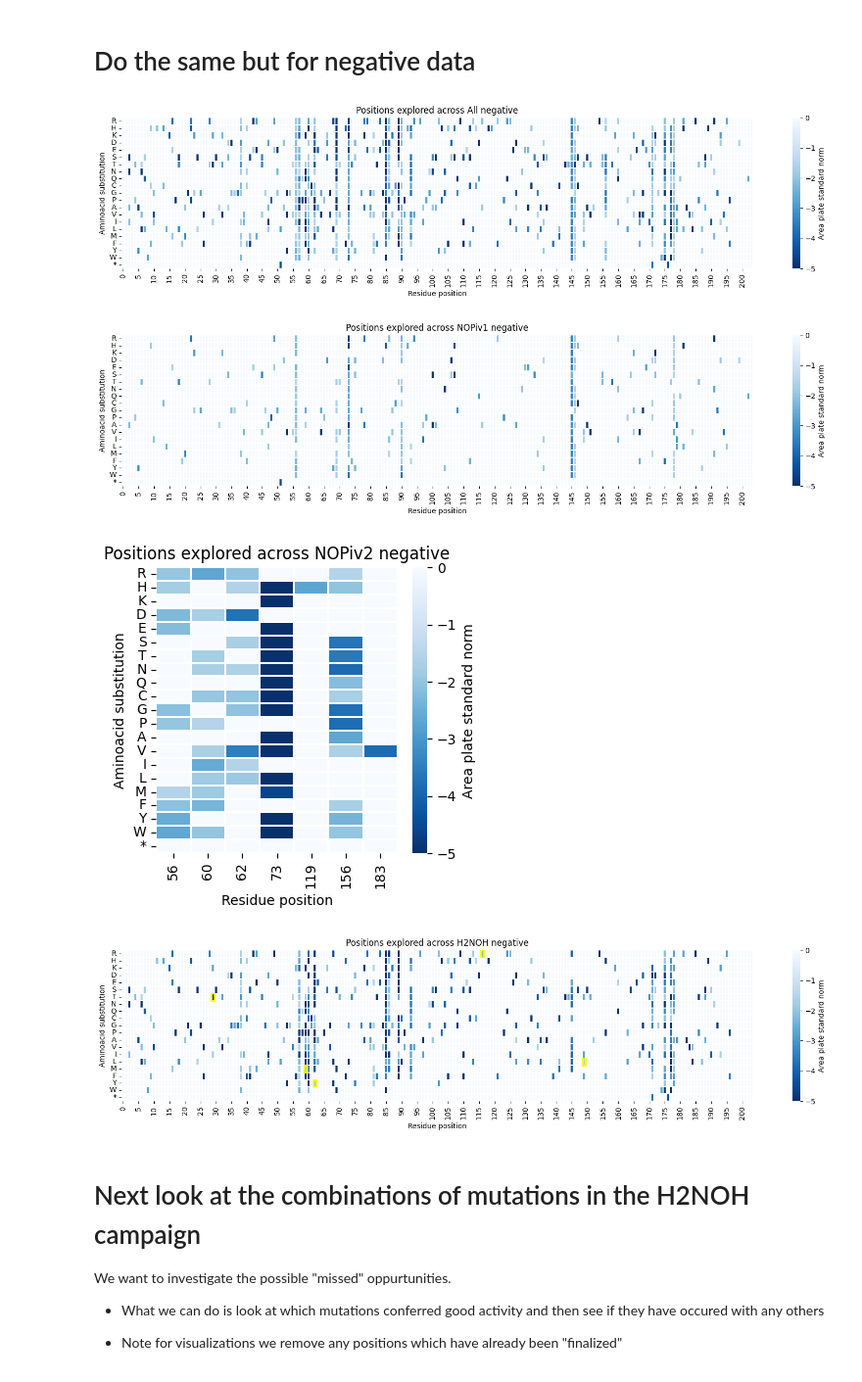
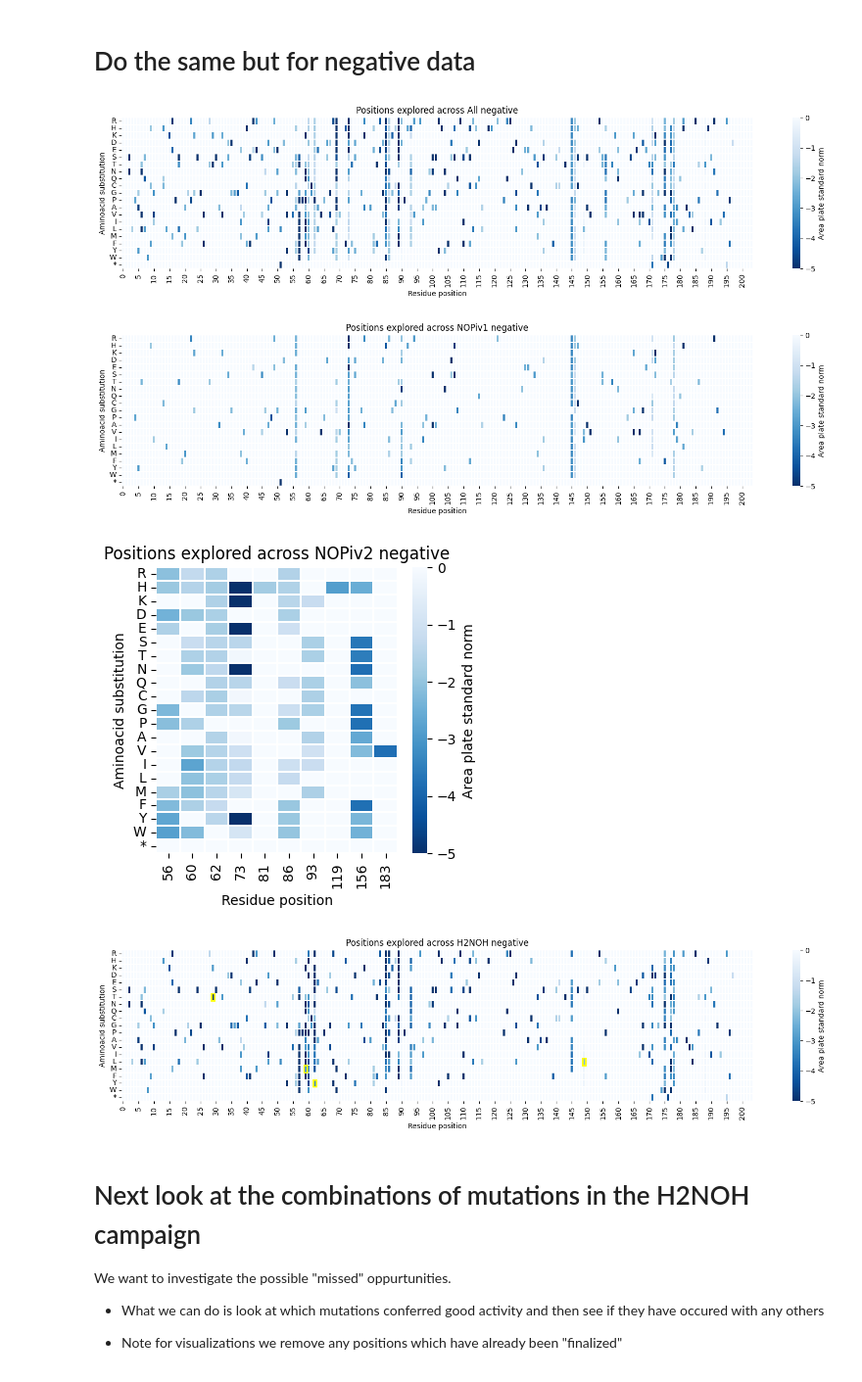
Before and after one commit to ArianeMora/beta_aminoacids, a Jupyter notebook: LevSeq_Results_Vis.ipynb, the cells around one changed output. Shown at 98% size. Cells and saved outputs as stored; diff of their text form; code cells hidden in the pictures.

```diff
--- a/LevSeq_Results_Vis.ipynb
+++ b/LevSeq_Results_Vis.ipynb
@@ -18,26 +66,9 @@ lineage_df['AA'] = [d.replace('*', '') for d in lineage_df['AA'].values]
 parent_to_name = dict(zip(lineage_df.AA, lineage_df.name))
 parents = list(lineage_df.AA.values)
 # %%
-from sciutil import SciUtil
-
-u = SciUtil()
 
 parent_name = 'H2NOH_G0'
 variant_name = 'H2NOH_G7'
-
-def get_hamming(df, parent_name, variant_name):
-    parent = df[df['name'] == parent_name]['AA'].values[0]
-    variant = df[df['name'] == variant_name]['AA'].values[0]
-    len(parent), len(variant)
-    # Since the same we can do hamming distance
-    hamming_dist = 0
-    variant_changes = []
-    for i in range(0, len(parent)):
-        if parent[i] != variant[i]:
-            variant_changes.append(f'{parent[i]}{i+1}{variant[i]}')
-            hamming_dist += 1
-    u.dp([f'Hamming distance between {parent_name} and {variant_name}', hamming_dist, '_'.join(variant_changes)])
-    return variant_changes
 
 rows = []
 for combination in [['H2NOH_G0', 'H2NOH_G7'], ['NOPiv_G0', 'NOPiv_G16-2'], ['NOPiv_G0', 'NOPiv_G11-1'], [ 'NOPiv_G11-1', 'H2NOH_G7'],
@@ -285,18 +292,19 @@ make_heatmap(positive_df[positive_df['campaign_name'].isin(h2noh_camp)], 'H2NOH
 # %% [markdown]
 # Do the same but for negative data
 # %%
-negative_df = nn_df[nn_df['Area plate standard norm'] < -1.5]
+negative_df = nn_df[nn_df['Area fold change'] < 0.5]
 vmin = -5
 vmax = 0
+
 make_heatmap(negative_df, 'All negative', vmin=vmin, vmax=vmax, cmap='Blues_r', figsize=(16, 4))
 make_heatmap(negative_df[negative_df['campaign_name'].isin(nopiv1_camp)], 'NOPiv1 negative', vmin=vmin, vmax=vmax, cmap='Blues_r', figsize=(16, 4))
 make_heatmap(negative_df[negative_df['campaign_name'].isin(nopiv2_camp)], 'NOPiv2 negative',  vmin=vmin, vmax=vmax, cmap='Blues_r', remove_empty=True, figsize=(4, 4))
 make_heatmap(negative_df[negative_df['campaign_name'].isin(h2noh_camp)], 'H2NOH negative',  vmin=vmin, vmax=vmax, cmap='Blues_r', figsize=(16, 4), variants_to_highlight=h2noh_substitutions)
 # %% [output]
-[figure, old version]
+[figure, new version]
-[figure, old version]
+[figure, new version]
-[figure, old version]
+[figure, new version]
-[figure, old version]
+[figure, new version]
 # %% [markdown]
 # Next look at the combinations of mutations in the H2NOH campaign
 
```
Also changed, not shown: parts of 37 cells of this notebook, 2 other files.
